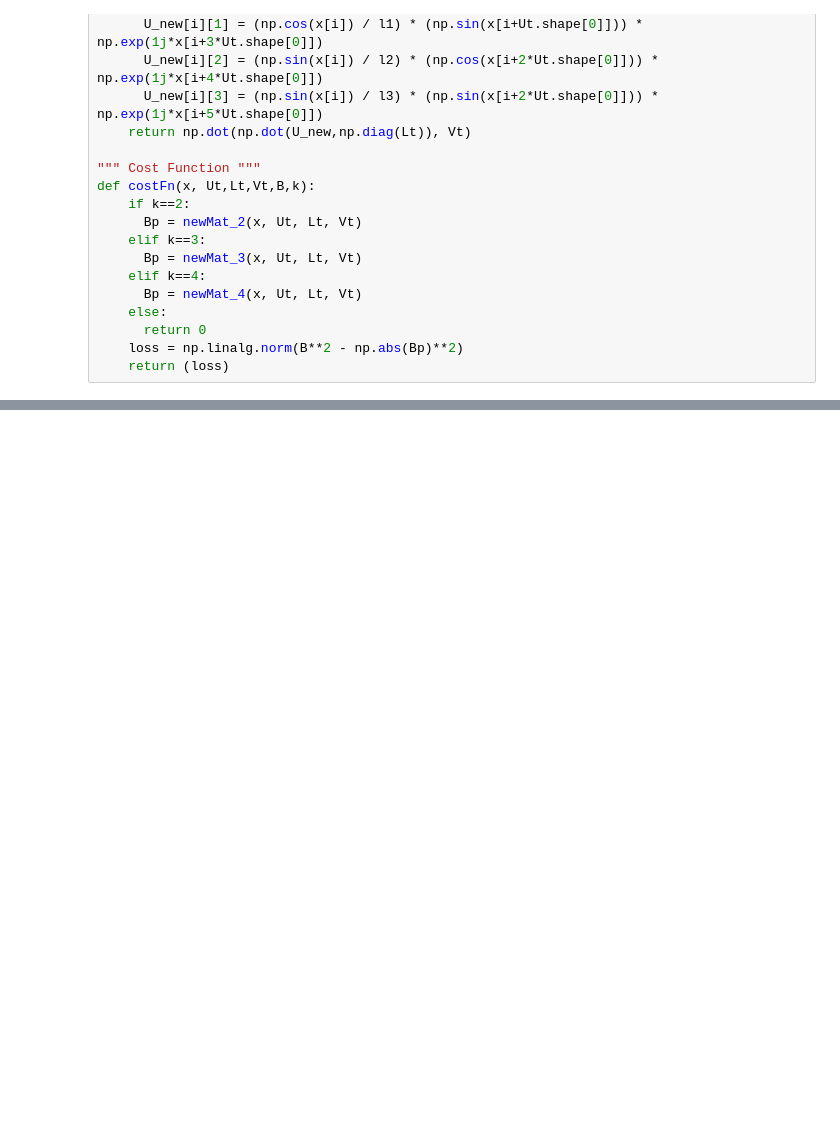
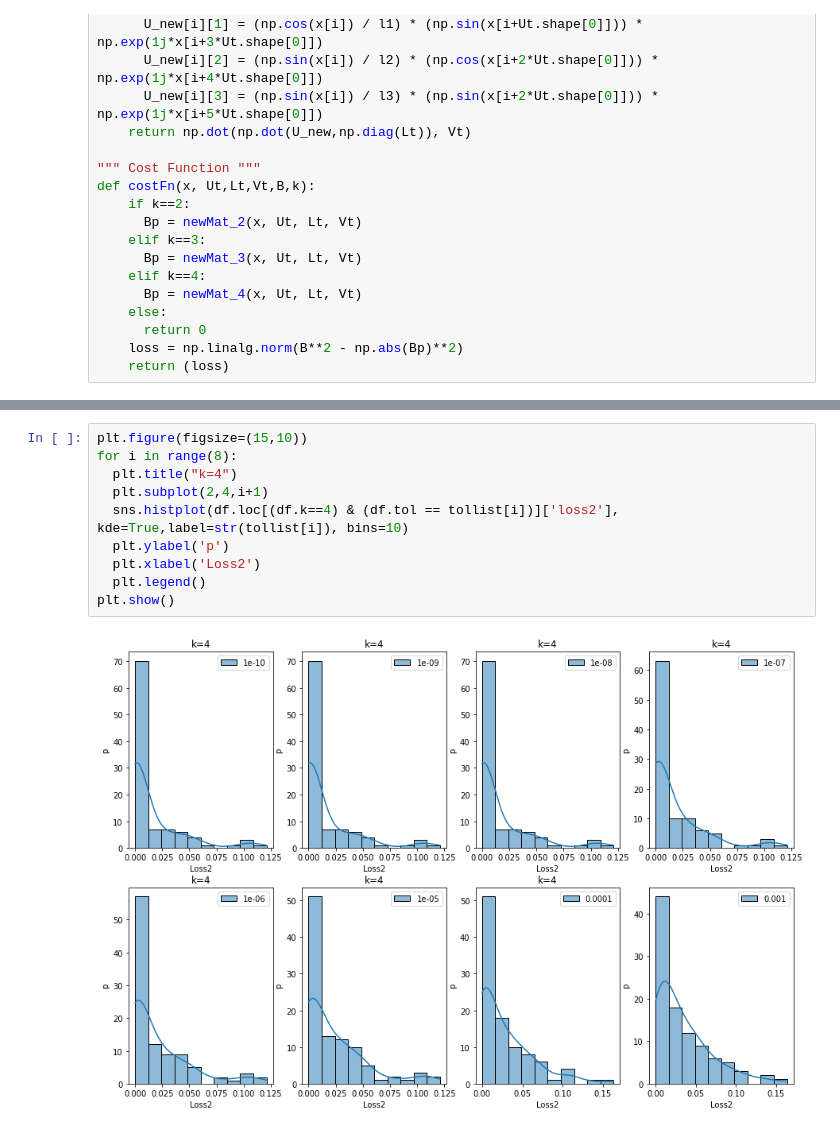
Before and after one commit to skozh/SVD, a Jupyter notebook: qsvd_toltest.ipynb, the cells around one changed output, grey strips where cells are left out. Drawn from its saved outputs; the diff is of its cells as text; blank space fills up the shorter version.

```diff
--- a/qsvd_toltest.ipynb
+++ b/qsvd_toltest.ipynb
@@ -162,0 +168,12 @@ plt.show()
+# %%
+plt.figure(figsize=(15,10))
+for i in range(8):
+  plt.title("k=4")
+  plt.subplot(2,4,i+1)
+  sns.histplot(df.loc[(df.k==4) & (df.tol == tollist[i])]['loss2'], kde=True,label=str(tollist[i]), bins=10)
+  plt.ylabel('p')
+  plt.xlabel('Loss2')
+  plt.legend()
+plt.show()
+# %% [output]
+[figure, added]
```
Also changed, not shown: parts of 9 cells of this notebook, 1 other file.
